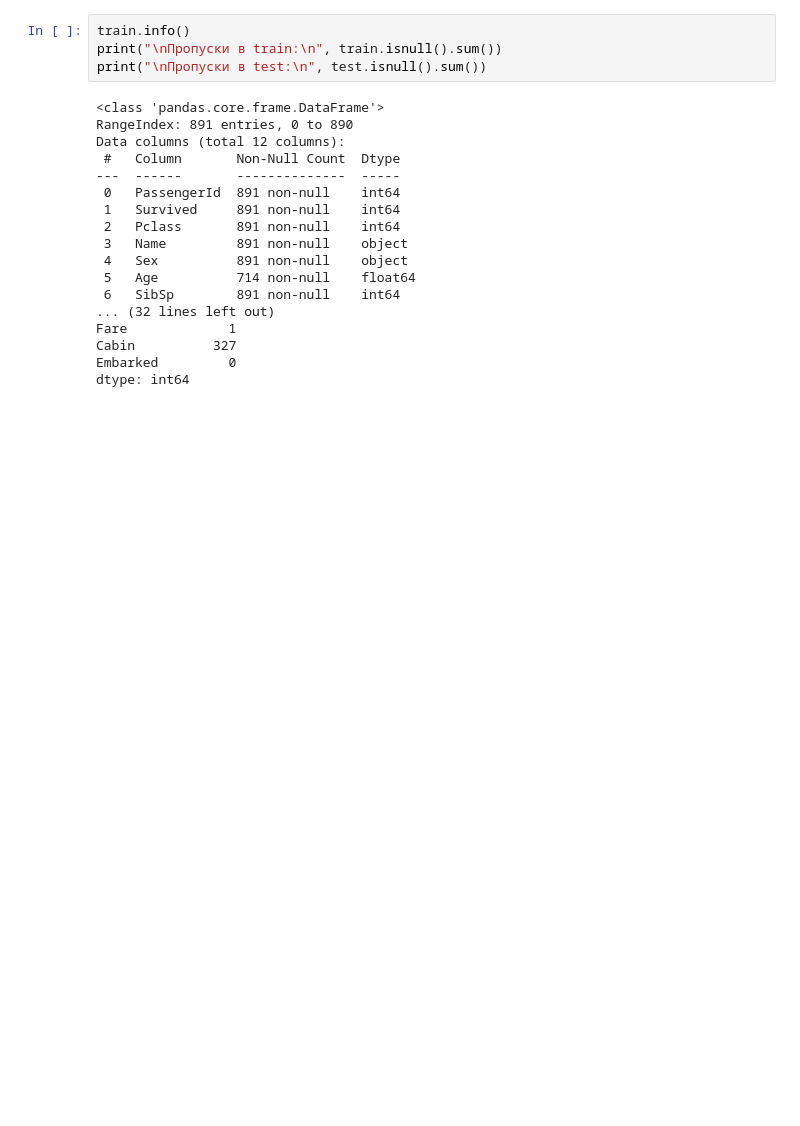
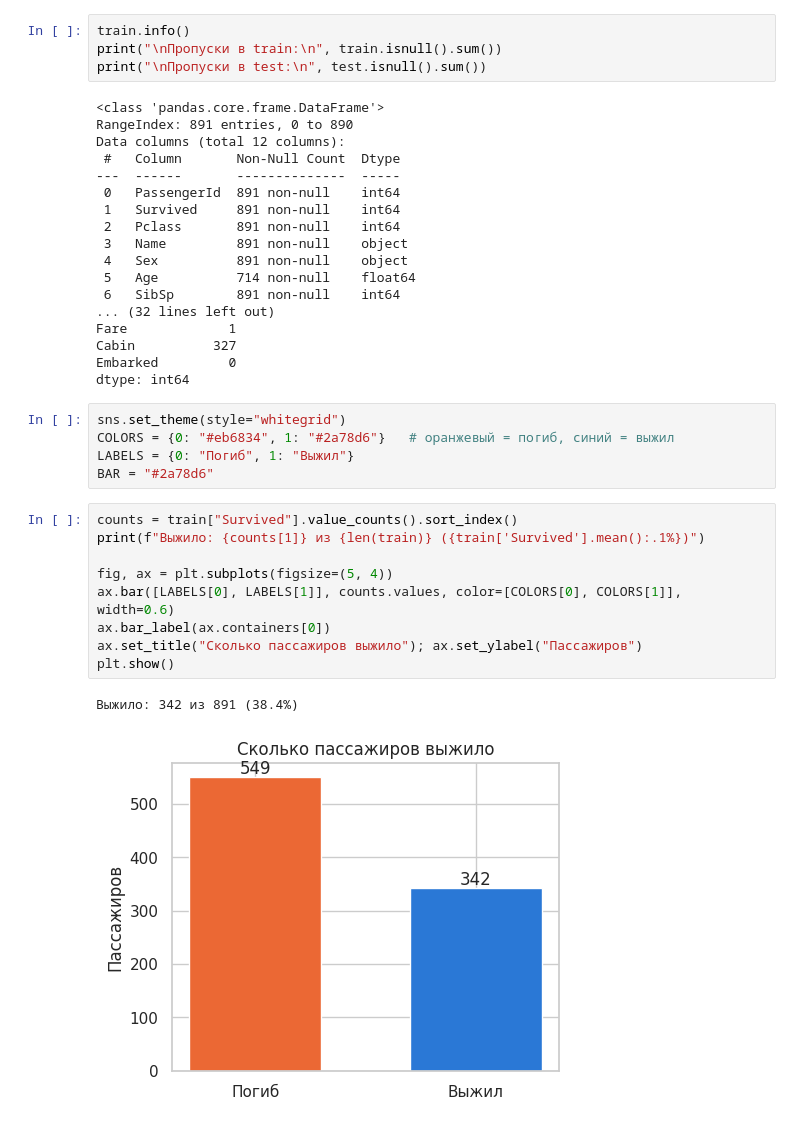
Before and after one commit to zhakhinaaaa/titanic-survival, a Jupyter notebook: 01_eda.ipynb, the cells around one changed output. Drawn from its saved outputs; the diff is of its cells as text; blank space fills up the shorter version.

```diff
--- a/01_eda.ipynb
+++ b/01_eda.ipynb
@@ -44,3 +44,20 @@ Fare             1
 Cabin          327
 Embarked         0
 dtype: int64
+# %%
+sns.set_theme(style="whitegrid")
+COLORS = {0: "#eb6834", 1: "#2a78d6"}   # оранжевый = погиб, синий = выжил
+LABELS = {0: "Погиб", 1: "Выжил"}
+BAR = "#2a78d6"
+# %%
+counts = train["Survived"].value_counts().sort_index()
+print(f"Выжило: {counts[1]} из {len(train)} ({train['Survived'].mean():.1%})")
+
+fig, ax = plt.subplots(figsize=(5, 4))
+ax.bar([LABELS[0], LABELS[1]], counts.values, color=[COLORS[0], COLORS[1]], width=0.6)
+ax.bar_label(ax.containers[0])
+ax.set_title("Сколько пассажиров выжило"); ax.set_ylabel("Пассажиров")
+plt.show()
+# %% [output]
+Выжило: 342 из 891 (38.4%)
+[figure, added]
```
Also changed, not shown: parts of 9 cells of this notebook.
